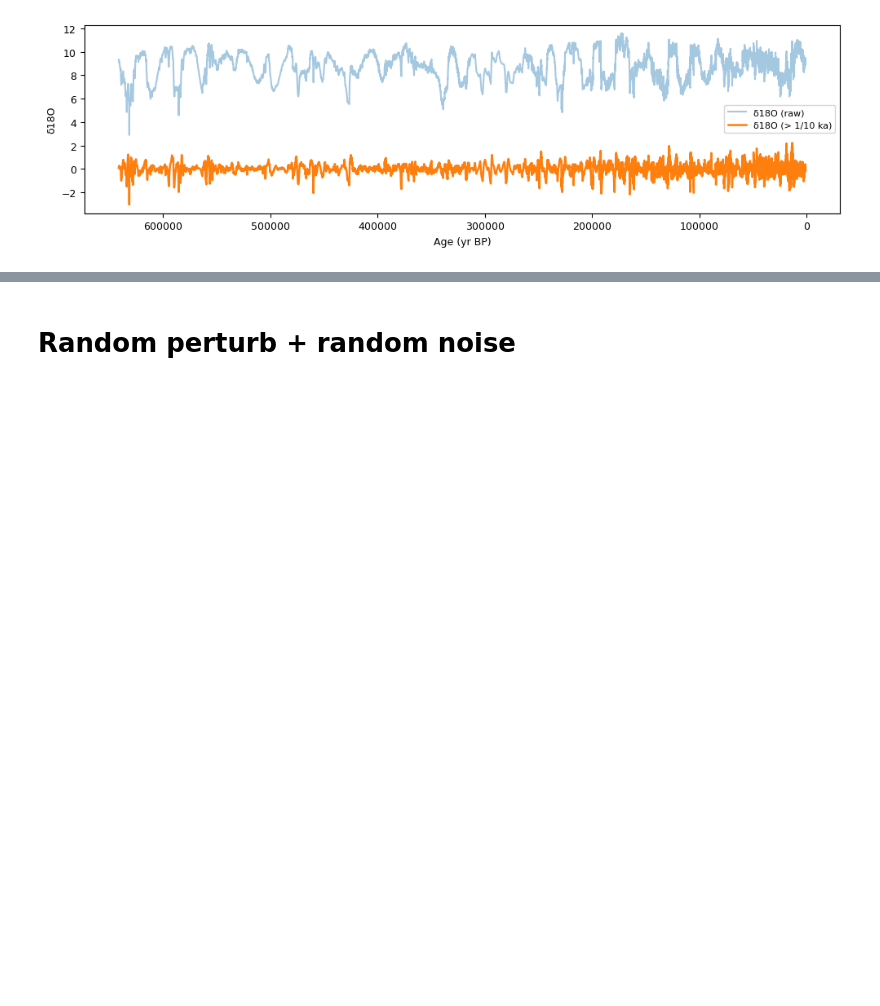
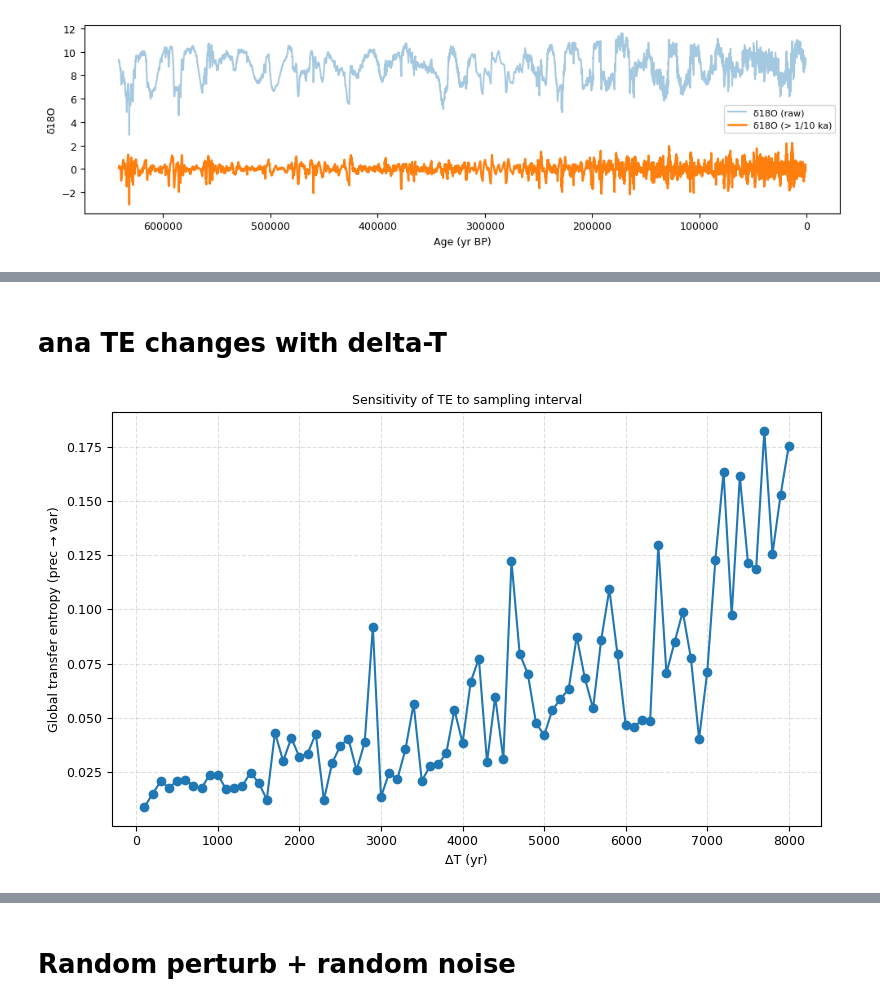
Before and after one commit to Peisong-Zheng/bipolar_seesaw_CCM, a Jupyter notebook: Syn_test_TBK.ipynb, the cells around one changed output, grey strips where cells are left out. Cells and saved outputs as stored; diff of their text form; code cells hidden in the pictures; blank space fills up the shorter version.

```diff
--- a/Syn_test_TBK.ipynb
+++ b/Syn_test_TBK.ipynb
@@ -609,0 +671,74 @@ First 10 local-TE values: [[ 0.00525983  0.00525983  0.00525983 ... -0.00105327
+# %% [markdown]
+# ana TE changes with delta-T
+# %%
+import numpy as np
+import pandas as pd
+import matplotlib.pyplot as plt
+from toolbox import sq_ana as sa
+import importlib; importlib.reload(sa)
+
+# --- your original data setup ---
+prec = df_pre_i['pre'].values      # source (precession)
+time = df_pre_i['age'].values      # time axis (yr BP)
+
+np.random.seed(2025)
+state_amp, noise_sd = 1.0, 0
+p_base = 1.0 / 28
+p_hi   = 1.0 / 14
+p_lo   = 1.0 / 56
+
+prec_norm = (prec - prec.min()) / (prec.max() - prec.min())
+def flip_prob(pn):
+    if pn <= 2/6:
+        return p_lo
+    elif 3/6 < pn <= 4/6:
+        return p_hi
+    else:
+        return p_base
+
+# generate synthetic var once (independent of ΔT)
+N = len(prec)
+var = np.zeros(N)
+state = 1.0
+for i in range(N):
+    var[i] = state + np.random.normal(scale=noise_sd)
+    if np.random.rand() < flip_prob(prec_norm[i]):
+        state = -state
+var[var < 0] = 0
+
+# --- loop over ΔT values and collect te_pre ---
+delta_ts = np.arange(100, 8001, 100)
+te_pre_vals = []
+
+for delta_T in delta_ts:
+    # down-sample / interpolate
+    new_time = np.arange(time.min(), time.max() + 1, delta_T)
+    forcing = np.interp(new_time, time, prec)
+    sq      = np.interp(new_time, time, var)
+
+    # compute surrogate TE (turn off plotting inside loop)
+    unidir, _, te_pre = sa.transfer_entropy_surrogate_test(
+        forcing      = forcing,
+        sq           = sq,
+        k            = 1,
+        forcing_bins = 6,
+        sq_bins      = 2,
+        n_surr       = 500,
+        p            = 0.05,
+        sq_method    = 'hist',
+        if_plot      = False,    # no individual figures
+        dpi          = 110
+    )
+    te_pre_vals.append(te_pre)
+
+# --- plot ΔT vs te_pre ---
+plt.figure(figsize=(8,5))
+plt.plot(delta_ts, te_pre_vals, marker='o', linestyle='-')
+plt.xlabel('ΔT (yr)')
+plt.ylabel('Global transfer entropy (prec → var)')
+plt.title('Sensitivity of TE to sampling interval')
+plt.grid(True)
+plt.tight_layout()
+plt.show()
+# %% [output]
+[figure, added]
```
Also changed, not shown: parts of 5 cells of this notebook, 11 other files.
